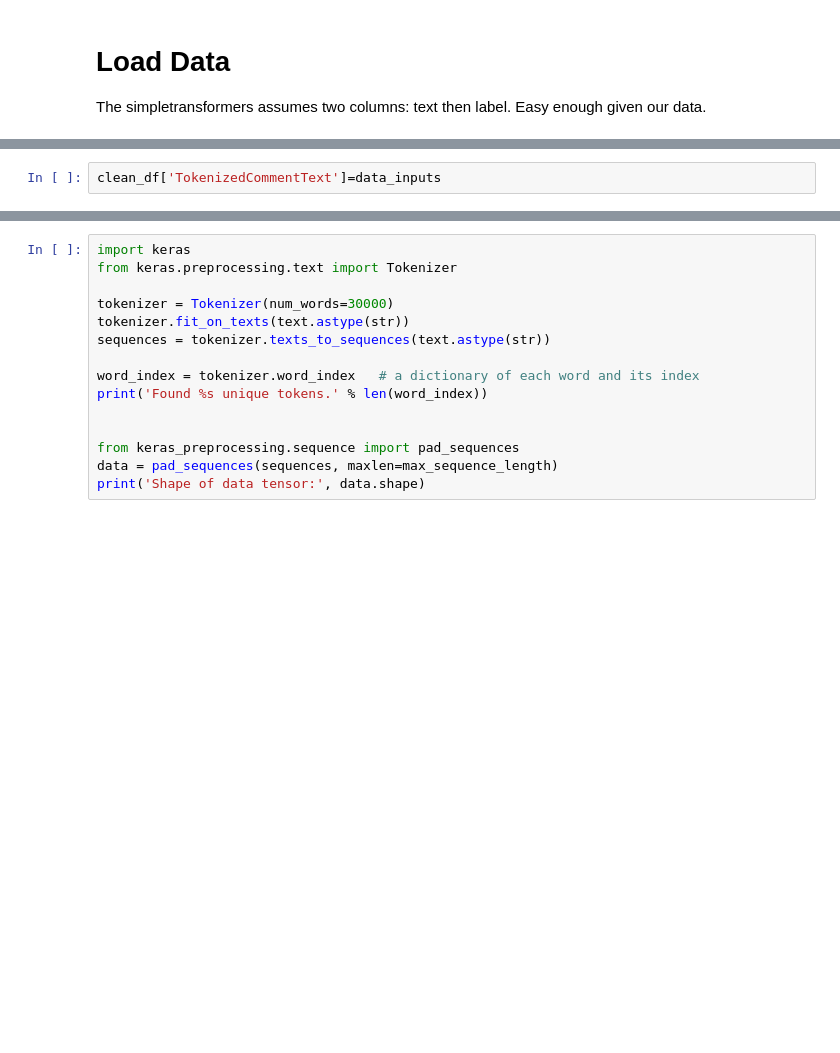
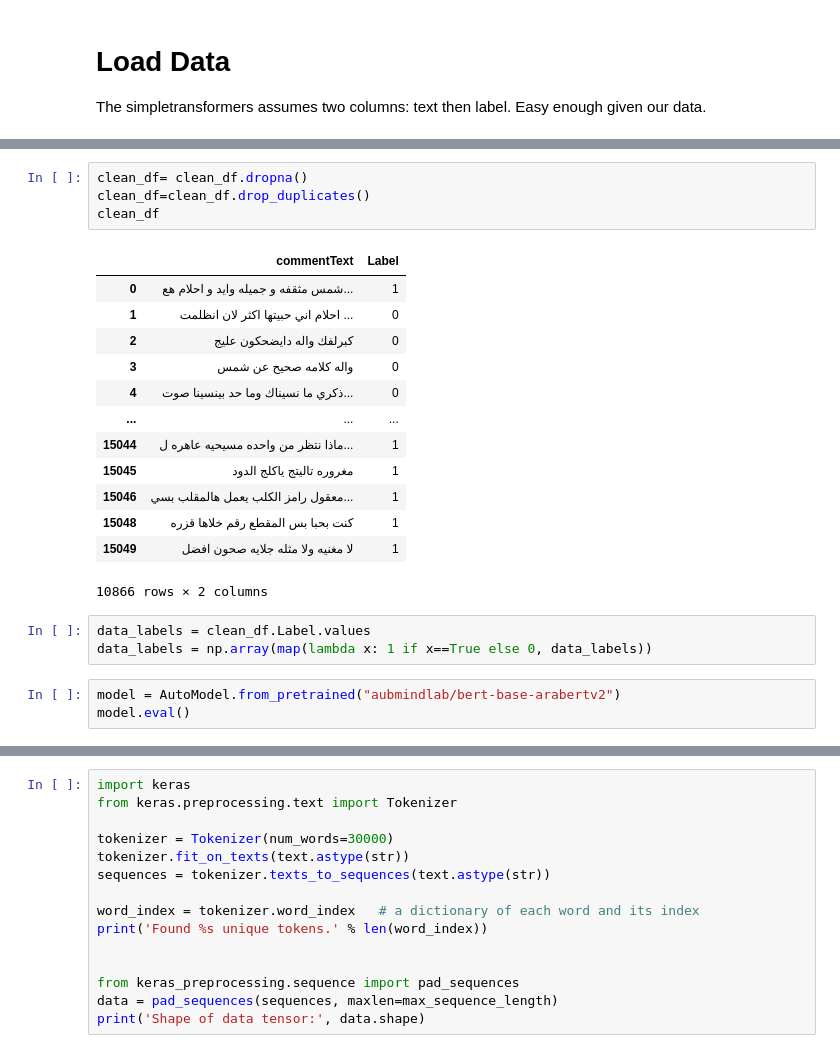
Before and after one commit to omaima-9/Detecting-bullying-in-arabic, a Jupyter notebook: seg_Detect_AraBERT.ipynb, the cells around one changed output, grey strips where cells are left out. Drawn from its saved outputs; the diff is of its cells as text; blank space fills up the shorter version.

```diff
--- a/seg_Detect_AraBERT.ipynb
+++ b/seg_Detect_AraBERT.ipynb
@@ -247,2 +152,0 @@ Token indices sequence length is longer than the specified maximum sequence leng
-# %%
-clean_df['TokenizedCommentText']=data_inputs
@@ -303,0 +160,24 @@ ValueError: ignored
+# %%
+clean_df= clean_df.dropna()
+clean_df=clean_df.drop_duplicates()
+clean_df
+# %% [output]
+|  | commentText | Label |
+| 0 | شمس مثقفه و جميله وايد و احلام هع... | 1 |
+| 1 | احلام اني حبيتها اكثر لان انظلمت ... | 0 |
+| 2 | كبرلفك واله دايضحكون عليج | 0 |
+| 3 | واله كلامه صحيح عن شمس | 0 |
+| 4 | ذكري ما نسيناك وما حد بينسينا صوت... | 0 |
+| ... | ... | ... |
+| 15044 | ماذا نتظر من واحده مسيحيه عاهره ل... | 1 |
+| 15045 | مغروره تاليتج ياكلج الدود | 1 |
+| 15046 | معقول رامز الكلب يعمل هالمقلب بسي... | 1 |
+| 15048 | كنت بحبا بس المقطع رقم خلاها قزره | 1 |
+| 15049 | لا مغنيه ولا مثله جلايه صحون افضل | 1 |
+10866 rows × 2 columns
+# %%
+data_labels = clean_df.Label.values
+data_labels = np.array(map(lambda x: 1 if x==True else 0, data_labels))
+# %%
+model = AutoModel.from_pretrained("aubmindlab/bert-base-arabertv2")
+model.eval()
```
Also changed, not shown: parts of 70 cells of this notebook.
